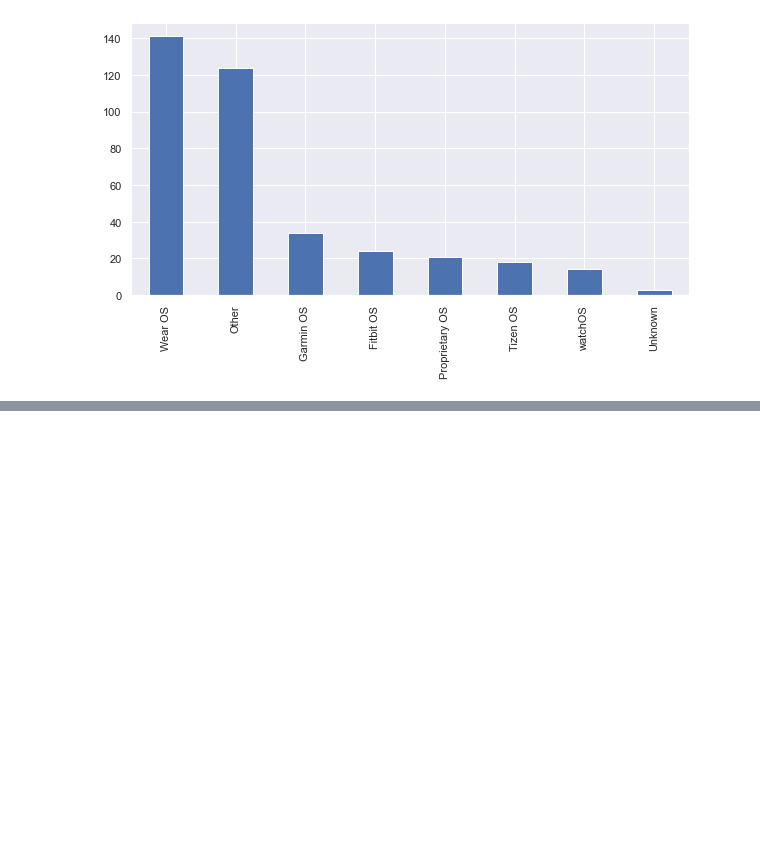
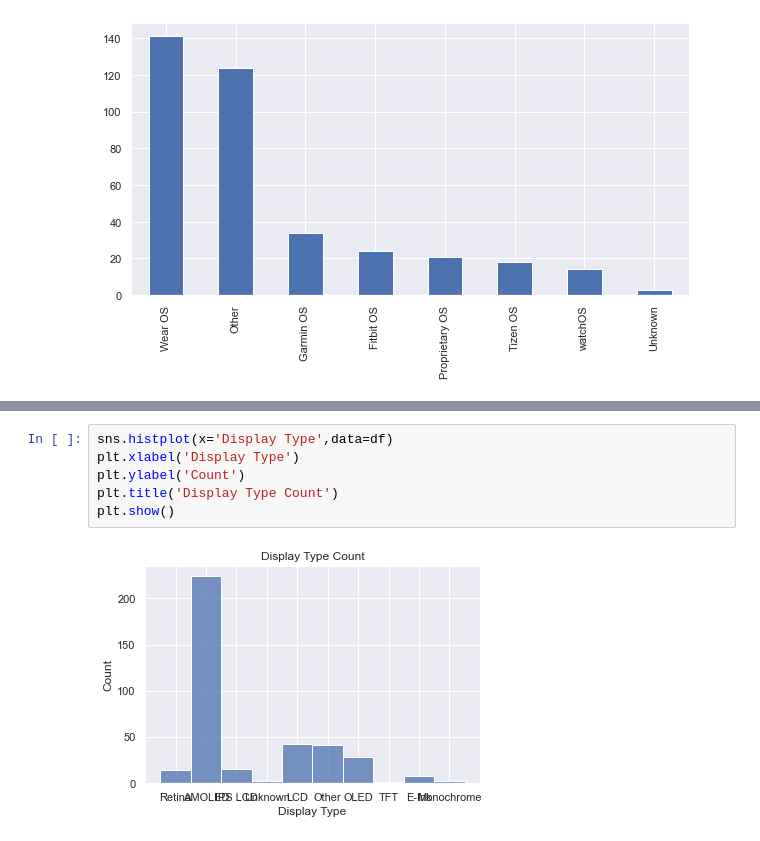
Before and after one commit to Viktahugo/Smart_watch_price_prediction, a Jupyter notebook: Smart-Watch-Price-Prediction.ipynb, the cells around one changed output, grey strips where cells are left out. Drawn from its saved outputs; the diff is of its cells as text; blank space fills up the shorter version.

```diff
--- a/Smart-Watch-Price-Prediction.ipynb
+++ b/Smart-Watch-Price-Prediction.ipynb
@@ -243,0 +319,8 @@ df['Operating']
+# %%
+sns.histplot(x='Display Type',data=df)
+plt.xlabel('Display Type')
+plt.ylabel('Count')
+plt.title('Display Type Count')
+plt.show()
+# %% [output]
+[figure, added]
```
Also changed, not shown: parts of 9 cells of this notebook.
